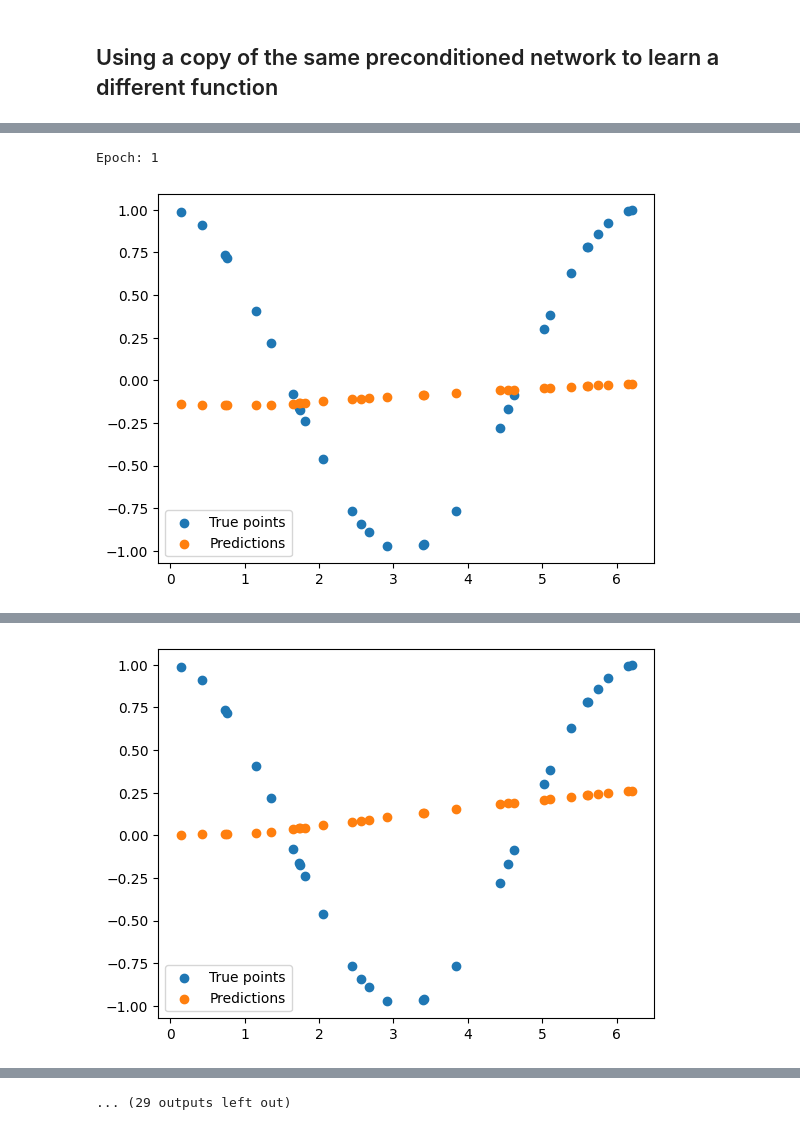
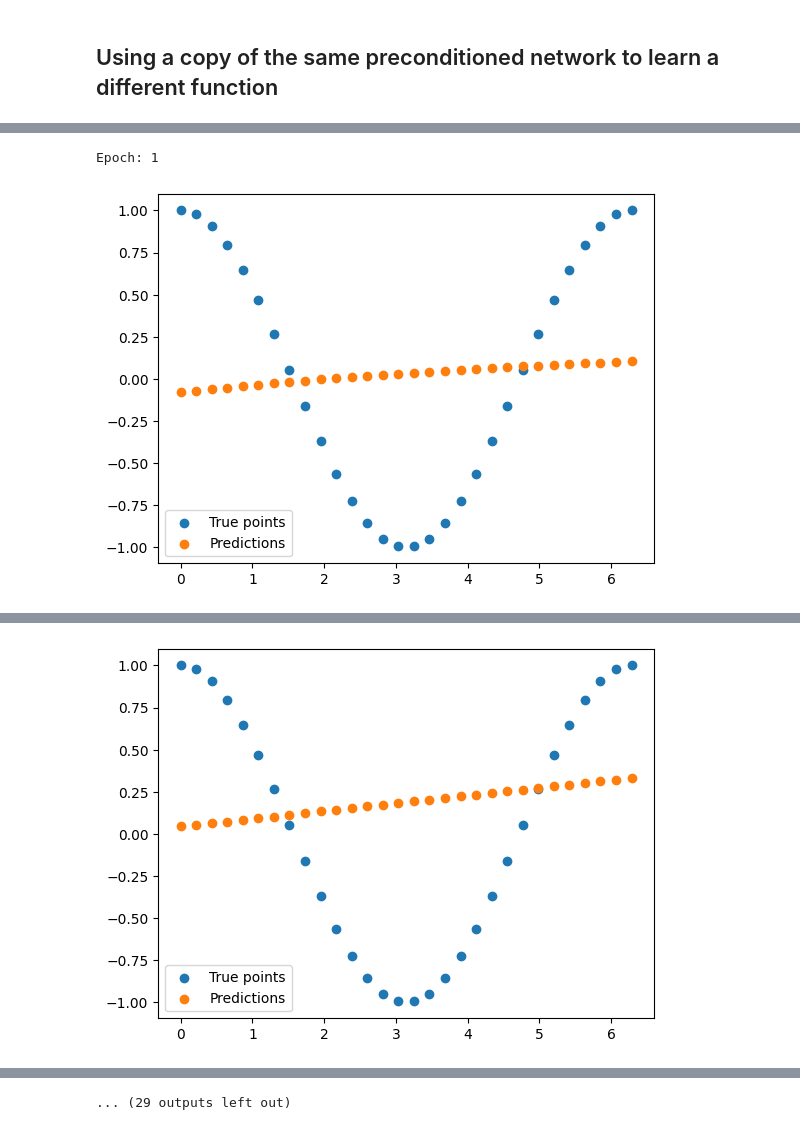
Before and after one commit to AS0berle/generalization-preconditioning, a Jupyter notebook: initial_exploration/exploration.ipynb, the cells around one changed output, grey strips where cells are left out. Cells and saved outputs as stored; diff of their text form; code cells hidden in the pictures.

```diff
--- a/initial_exploration/exploration.ipynb
+++ b/initial_exploration/exploration.ipynb
@@ -261,10 +263,10 @@ Epoch: 6
 ... (29 outputs left out)
 # %%
 # Pretraining:
-precond_epochs = 200
+precond_epochs = 50
 precond_prime = TinyModel()
 
-precond_lr = 1e-3
+precond_lr = 1e-2
 precond_optimizer = torch.optim.SGD(precond_model.parameters(), lr=precond_lr)
 
 
@@ -333,7 +335,7 @@ plt.plot(list(range(precond_epochs)), precond_losses)
 # %%
 jitter_std = 0.05
 
-jitter_train_data = FunctionDataset(torch.sin, 30, jitter=jitter_std)
+jitter_train_data = FunctionDataset(torch.sin, 50, stop=4*math.pi, noise=train_noise)
 jitter_train_loader = DataLoader(jitter_train_data, shuffle=True)
 
 loss_function = nn.MSELoss()
@@ -342,7 +344,7 @@ jitter_optimizer = torch.optim.SGD(jittered_model.parameters(), lr=learning_rate
 jitter_train_losses = []
 
 for t in range(epochs):
-    jitter_train_losses.append(train_loop(jitter_train_loader, jittered_model, loss_function, jitter_optimizer))
+    jitter_train_losses.append(train_loop(jitter_train_loader, jittered_model, loss_function, jitter_optimizer, jitter=jitter_std))
     if (t + 1) < 16 or (t+1) % int(.2 * epochs) == 0:
         print(f"Epoch: {t+1}")
         test_loop(test_dataloader, jittered_model, loss_function)
@@ -383,7 +385,7 @@ plt.legend()
 ## Using a copy of the same preconditioned network to learn a different function
 # %%
 cos_train_data = FunctionDataset(torch.cos, 30)
-cos_test_data = FunctionDataset(torch.cos, 30, rand_pts=True)
+cos_test_data = FunctionDataset(torch.cos, 30, rand_pts=False)
 plt.scatter(cos_train_data.get_data().numpy(), cos_train_data.get_labels().numpy())
 plt.scatter(cos_test_data.get_data().numpy(), cos_test_data.get_labels().numpy(), color='red')
 
@@ -394,20 +396,20 @@ cos_test_dataloader = DataLoader(cos_test_data, batch_size=1, shuffle=True)
 # %%
 learning_rate = 1e-2
-epochs = 140
+epochs = 200
 
 cos_model = copy.deepcopy(original_model)
 loss_function = nn.MSELoss()
 optimizer = torch.optim.SGD(cos_model.parameters(), lr=learning_rate)
 # %%
-standard_train_losses = []
+cos_standard_train_losses = []
 
 for t in range(epochs):
     #print(f"Epoch {t+1}\n-------------------------------")
-    standard_train_losses.append(train_loop(cos_train_dataloader, cos_model, loss_function, optimizer))
+    cos_standard_train_losses.append(train_loop(cos_train_dataloader, cos_model, loss_function, optimizer))
     if (t + 1) < 16 or (t+1) % int(.2 * epochs) == 0:
         print(f"Epoch: {t+1}")
         test_loop(cos_test_dataloader, cos_model, loss_function)
 print("Done!")
 # %% [output]
 Epoch: 1
-[figure, old version]
+[figure, new version]
@@ -415,3 +417,3 @@ Avg loss: 0.491782
 
 Epoch: 2
-[figure, old version]
+[figure, new version]
```
Also changed, not shown: parts of 14 cells of this notebook.
